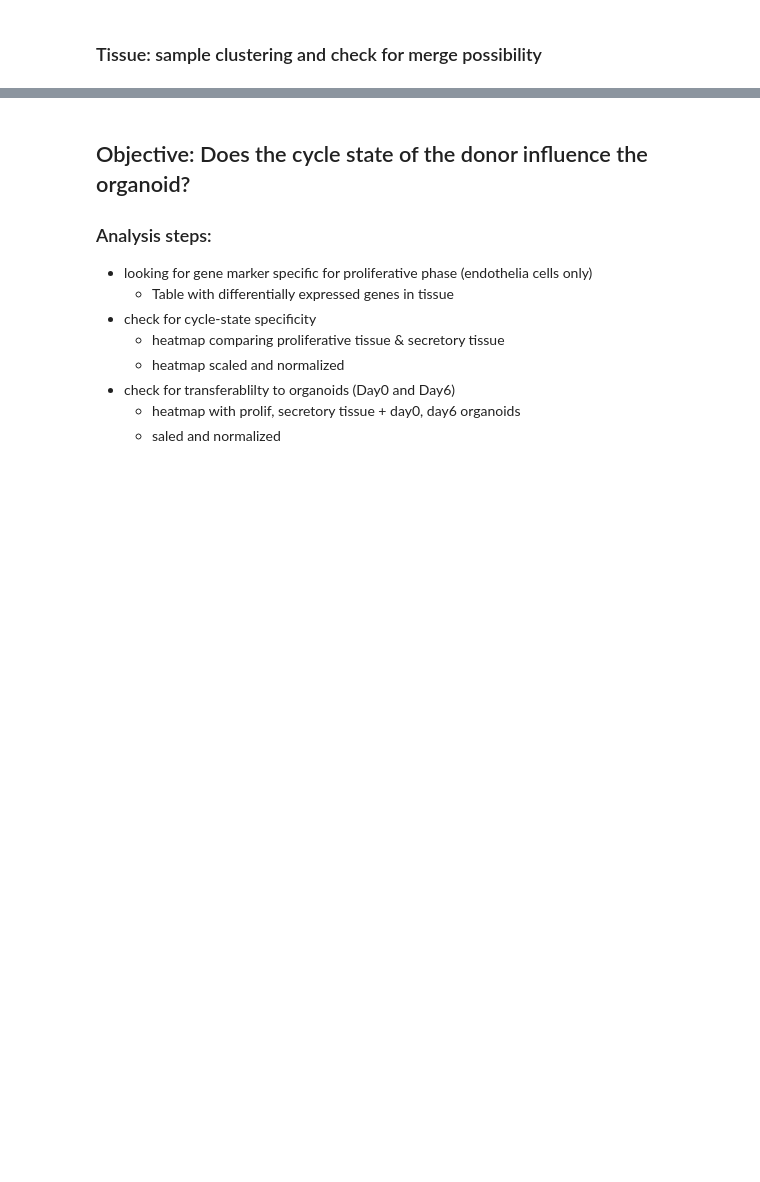
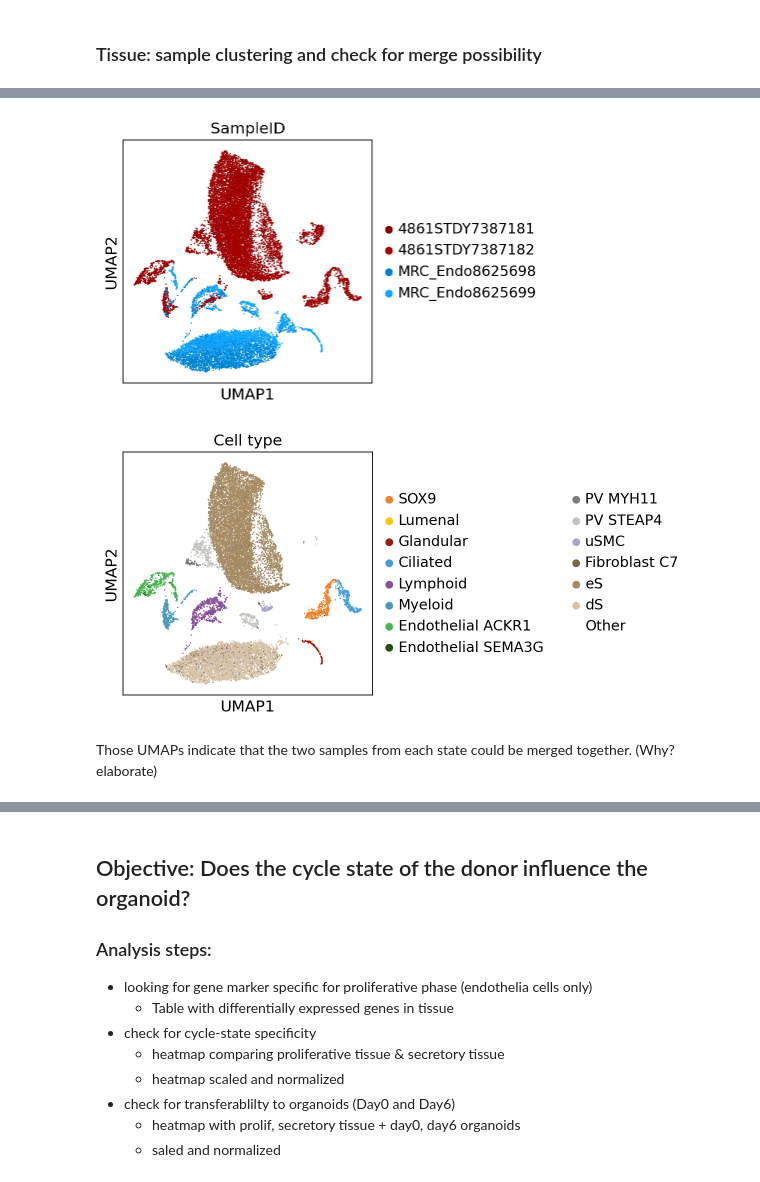
Before and after one commit to vicfabienne/Organoids_sc_WS2122, a Jupyter notebook: processing_notebooks/Code_for_finalreport.ipynb, the cells around one changed output, grey strips where cells are left out. Drawn from its saved outputs; the diff is of its cells as text; code cells hidden in the pictures; blank space fills up the shorter version.

```diff
--- a/processing_notebooks/Code_for_finalreport.ipynb
+++ b/processing_notebooks/Code_for_finalreport.ipynb
@@ -55 +84,9 @@ adata_org.var_names_make_unique()
+# %%
+sc.pl.umap(adata_ti, color="SampleID")
+sc.pl.umap(adata_ti, color="Cell type")
+# %% [output]
+[figure, added]
+[figure, added]
+# %% [markdown]
+Those UMAPs indicate that the two samples from each state could be merged together. (Why? elaborate)
 # %%
```
Also changed, not shown: parts of 16 cells of this notebook.
